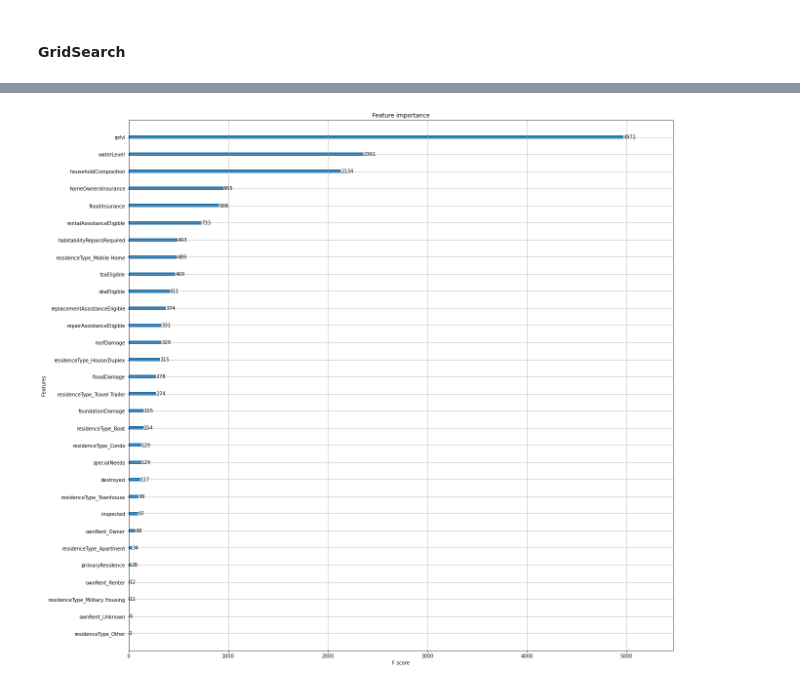
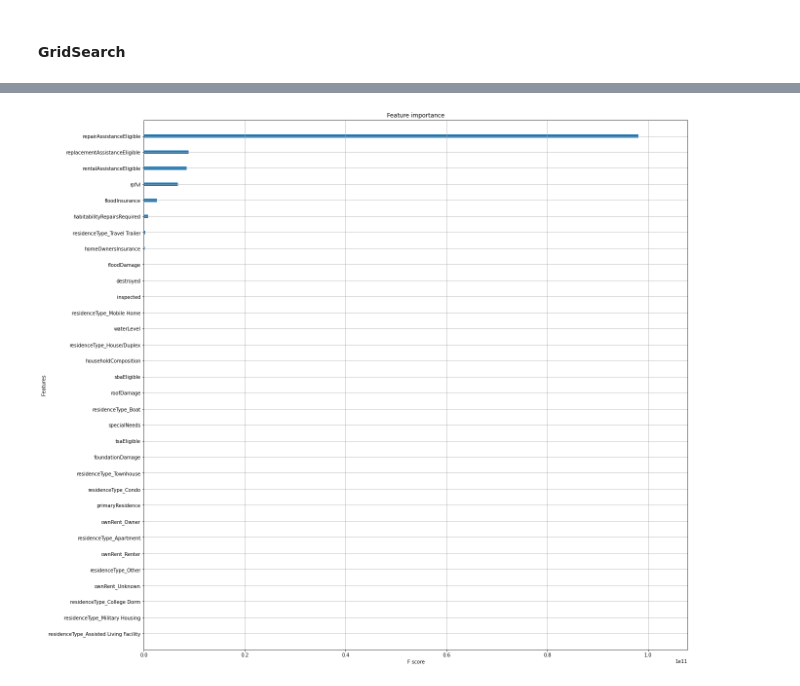
Before and after one commit to sonaliserro/w210-bluetarp, a Jupyter notebook: modeling/DecisionTrees.ipynb, the cells around one changed output, grey strips where cells are left out. Drawn from its saved outputs; the diff is of its cells as text; code cells hidden in the pictures.

Commit message:
(1)Minor changes to the Trees notebook (2)Pickle saved the best random forest and xgboost models (3) Even though xgboost is better performing, the total dollar amount difference is smaller

```diff
--- a/modeling/DecisionTrees.ipynb
+++ b/modeling/DecisionTrees.ipynb
@@ -266,17 +284,16 @@ model_xgb = XGBRegressor(random_state = 42)
 #### GridSearch
 # %%
 # Create the parameter grid
-param_grid = {
-        'learning_rate': [0.05, 0.1],
-        'max_depth': [4, 6, 8, 10],
-        'subsample': [0.7, 0.8, 0.9],
+param_grid_xgb = {
+        'learning_rate': [0.01, 0.05, 0.1],
+        'max_depth': [6, 8, 10],
+        'subsample': [0.8, 0.9],
         'n_estimators' : [50, 75, 100],
         'objective': ['reg:squarederror']
     }
 # %%
 # Instantiate the grid search model
-# scoring='neg_mean_absolute_error'?
-grid_search = GridSearchCV(estimator = model_xgb, param_grid = param_grid, cv = 3, n_jobs = -1, verbose = 2)
+grid_search_xgb = GridSearchCV(estimator = model_xgb, param_grid = param_grid_xgb, scoring='neg_mean_absolute_error', cv = 3, n_jobs = -1, verbose = 2)
 # %%
-grid_search.fit(X_train, y_train)
+grid_search_xgb.fit(X_train, y_train)
 # %% [output]
@@ -308,7 +325,7 @@ grid_search.best_params_
  'subsample': 0.9}
 # %%
 # Predict
-model_xgb_best = grid_search.best_estimator_
+model_xgb_best = grid_search_xgb.best_estimator_
 y_pred = model_xgb_best.predict(X_test)
 # %%
 # Look at actual verus predicted
@@ -339,9 +356,9 @@ Root Mean Squared Error: 532.5710423973389
 # %%
-plot_importance(model_xgb_best)
+plot_importance(model_xgb_best, importance_type='gain', show_values = False)
 plt.rcParams['figure.figsize'] = [20, 20]
 plt.show()
 # %% [output]
-[figure, old version]
+[figure, new version]
 # %%
 for score, name in sorted(zip(model_xgb_best.feature_importances_, femaDf.columns), reverse=True):
     print(name, score)
```
Also changed, not shown: parts of 29 cells of this notebook, 2 other files.
